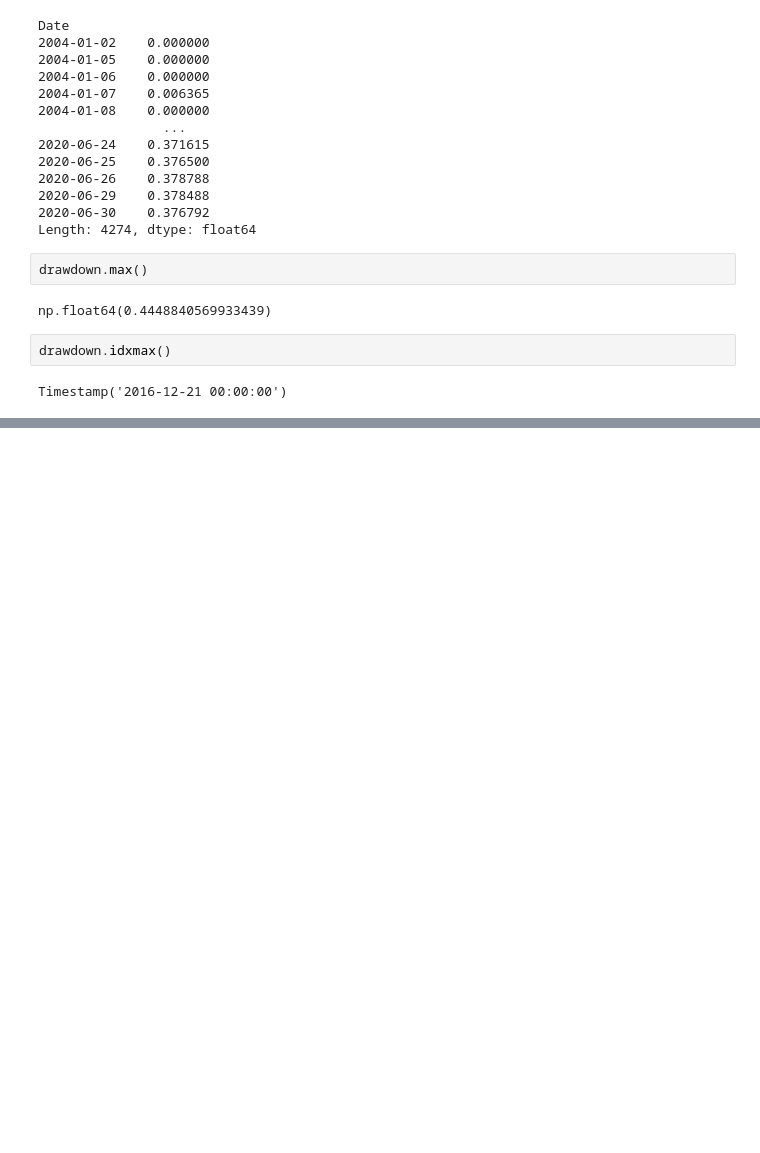
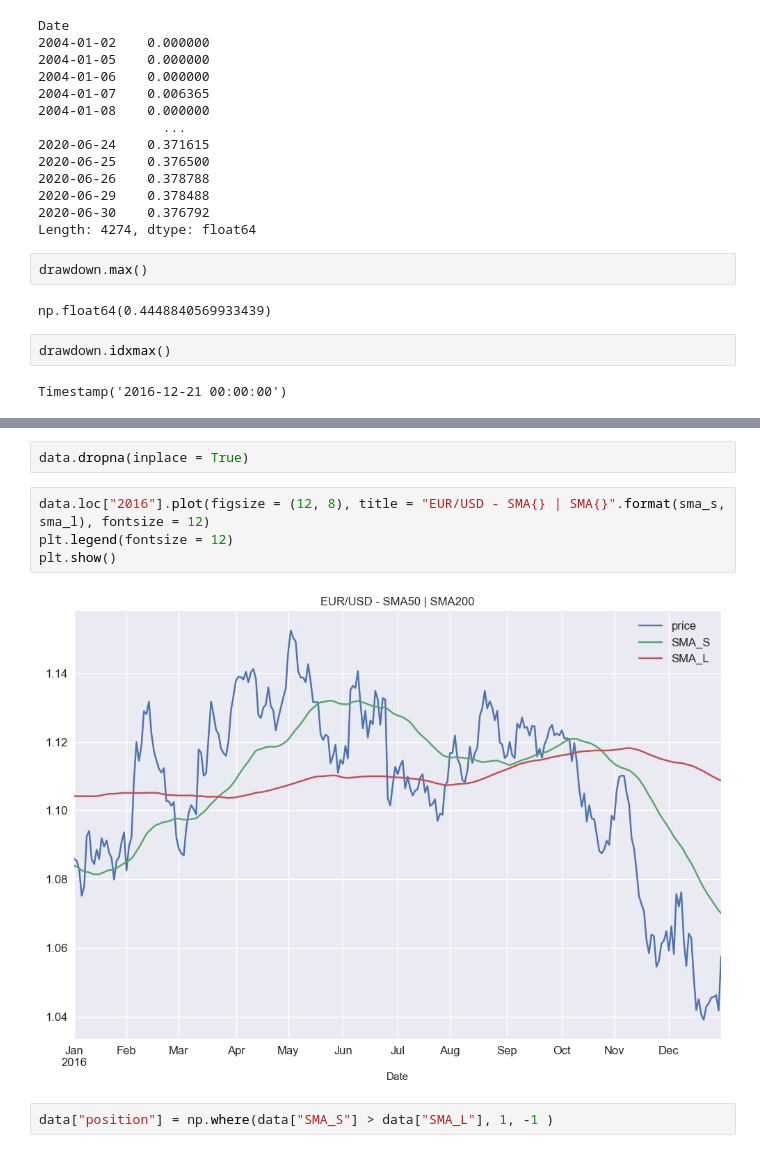
Before and after one commit to AvirukthGT/AlgoTrading, a Jupyter notebook: SMA/SMACorssover.ipynb, the cells around one changed output, grey strips where cells are left out. Drawn from its saved outputs; the diff is of its cells as text; blank space fills up the shorter version.

```diff
--- a/SMA/SMACorssover.ipynb
+++ b/SMA/SMACorssover.ipynb
@@ -157,0 +225,10 @@ Timestamp('2016-12-21 00:00:00')
+# %%
+data.dropna(inplace = True)
+# %%
+data.loc["2016"].plot(figsize = (12, 8), title = "EUR/USD - SMA{} | SMA{}".format(sma_s, sma_l), fontsize = 12)
+plt.legend(fontsize = 12)
+plt.show()
+# %% [output]
+[figure, added]
+# %%
+data["position"] = np.where(data["SMA_S"] > data["SMA_L"], 1, -1 )
```
Also changed, not shown: parts of 12 cells of this notebook.
